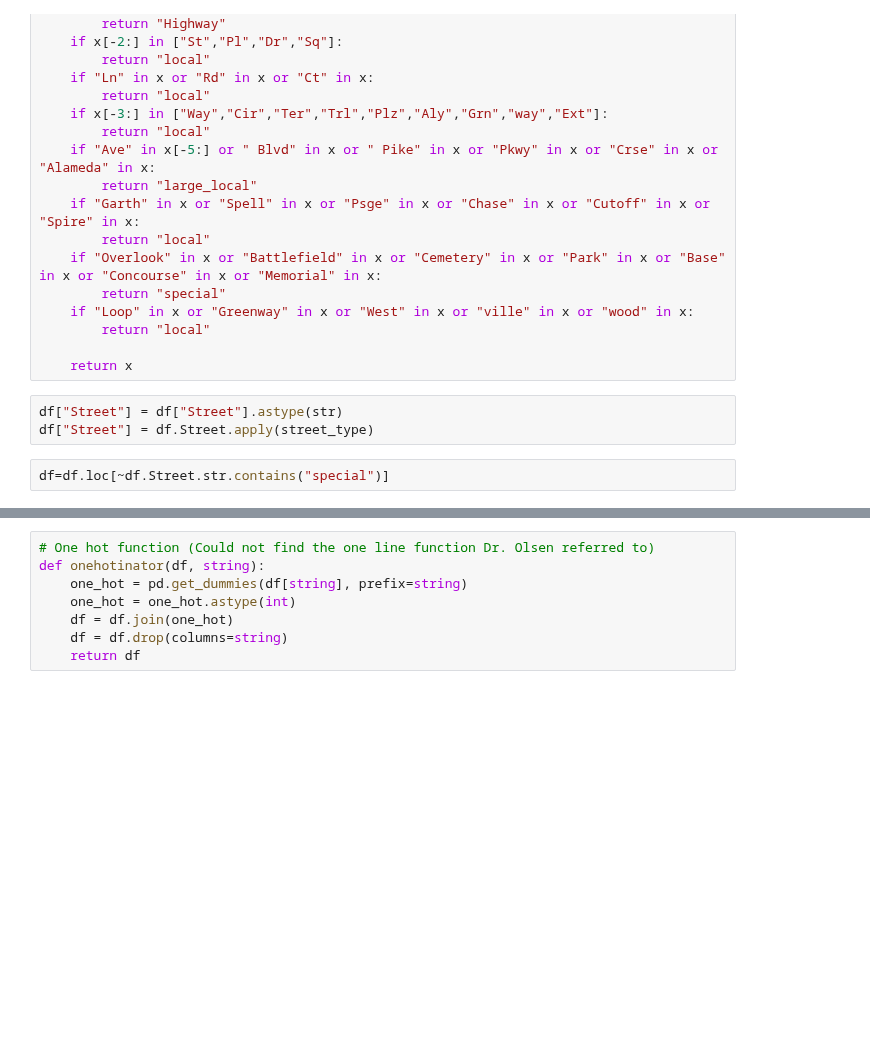
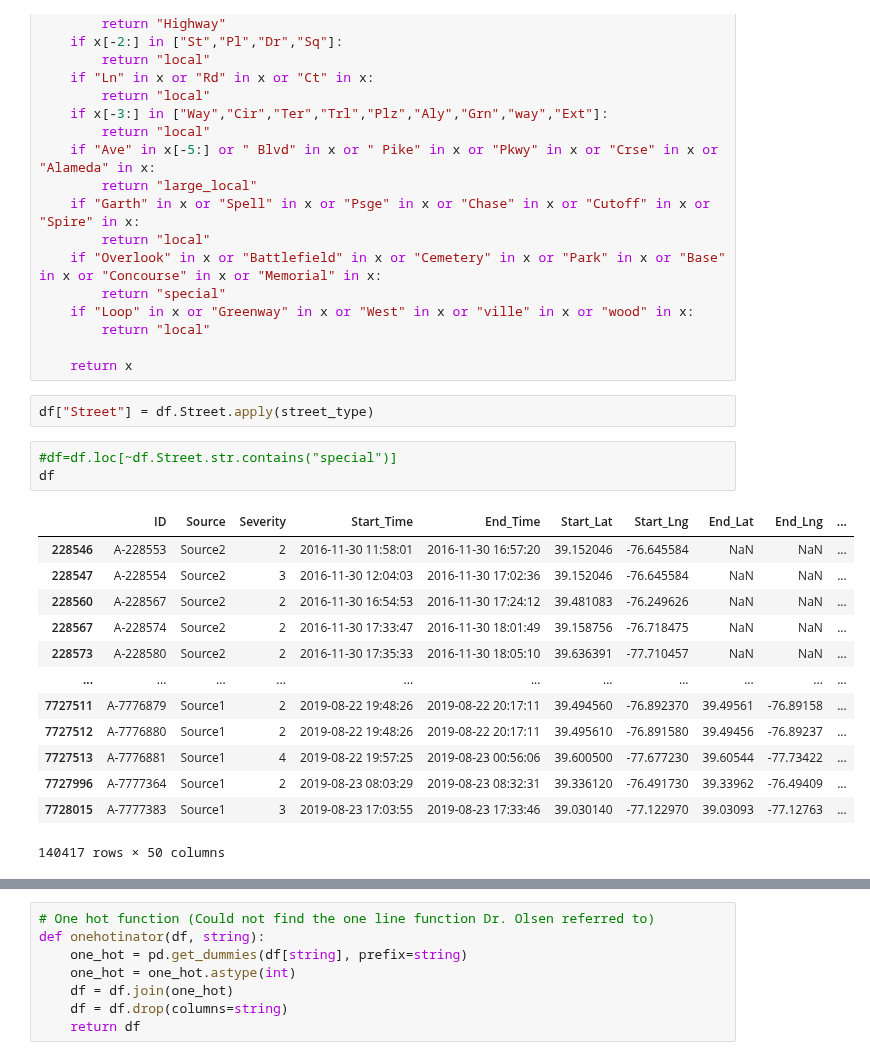
Before and after one commit to fenrirbatdorf/Accident_Data_Preprocessing, a Jupyter notebook: Fenrir_Feature_Engineer_Repair.ipynb, the cells around one changed output, grey strips where cells are left out. Saved outputs shown, nothing was run; the diff lists cells and outputs as text; blank space fills up the shorter version.

```diff
--- a/Fenrir_Feature_Engineer_Repair.ipynb
+++ b/Fenrir_Feature_Engineer_Repair.ipynb
@@ -85,9 +207,23 @@ def street_type(x):
 
     return x
 # %%
-df["Street"] = df["Street"].astype(str)
 df["Street"] = df.Street.apply(street_type)
 # %%
-df=df.loc[~df.Street.str.contains("special")]
+#df=df.loc[~df.Street.str.contains("special")]
+df
+# %% [output]
+|  | ID | Source | Severity | Start_Time | End_Time | Start_Lat | Start_Lng | End_Lat | End_Lng | ... |
+| 228546 | A-228553 | Source2 | 2 | 2016-11-30 11:58:01 | 2016-11-30 16:57:20 | 39.152046 | -76.645584 | NaN | NaN | ... |
+| 228547 | A-228554 | Source2 | 3 | 2016-11-30 12:04:03 | 2016-11-30 17:02:36 | 39.152046 | -76.645584 | NaN | NaN | ... |
+| 228560 | A-228567 | Source2 | 2 | 2016-11-30 16:54:53 | 2016-11-30 17:24:12 | 39.481083 | -76.249626 | NaN | NaN | ... |
+| 228567 | A-228574 | Source2 | 2 | 2016-11-30 17:33:47 | 2016-11-30 18:01:49 | 39.158756 | -76.718475 | NaN | NaN | ... |
+| 228573 | A-228580 | Source2 | 2 | 2016-11-30 17:35:33 | 2016-11-30 18:05:10 | 39.636391 | -77.710457 | NaN | NaN | ... |
+| ... | ... | ... | ... | ... | ... | ... | ... | ... | ... | ... |
+| 7727511 | A-7776879 | Source1 | 2 | 2019-08-22 19:48:26 | 2019-08-22 20:17:11 | 39.494560 | -76.892370 | 39.49561 | -76.89158 | ... |
+| 7727512 | A-7776880 | Source1 | 2 | 2019-08-22 19:48:26 | 2019-08-22 20:17:11 | 39.495610 | -76.891580 | 39.49456 | -76.89237 | ... |
+| 7727513 | A-7776881 | Source1 | 4 | 2019-08-22 19:57:25 | 2019-08-23 00:56:06 | 39.600500 | -77.677230 | 39.60544 | -77.73422 | ... |
+| 7727996 | A-7777364 | Source1 | 2 | 2019-08-23 08:03:29 | 2019-08-23 08:32:31 | 39.336120 | -76.491730 | 39.33962 | -76.49409 | ... |
+| 7728015 | A-7777383 | Source1 | 3 | 2019-08-23 17:03:55 | 2019-08-23 17:33:46 | 39.030140 | -77.122970 | 39.03093 | -77.12763 | ... |
+140417 rows × 50 columns
 # %%
 df.Street.value_counts()
```
Also changed, not shown: parts of 29 cells of this notebook, 2 other files.
